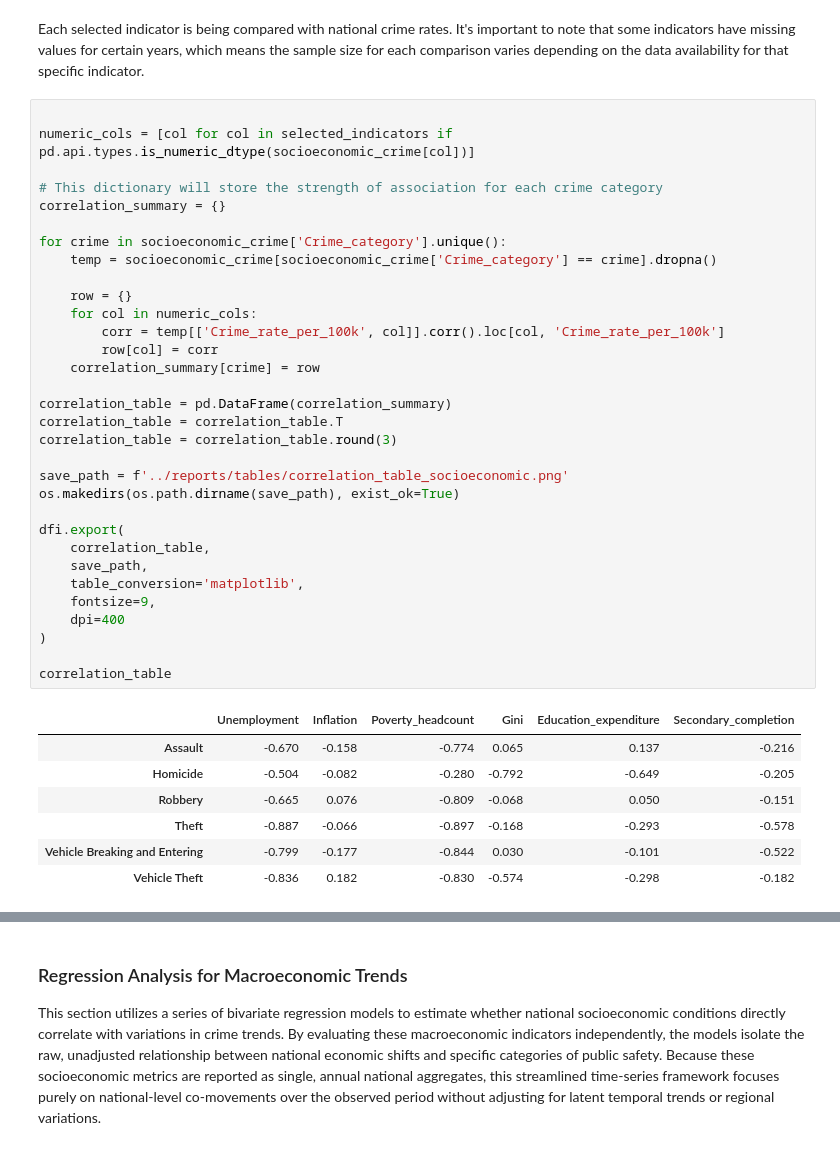
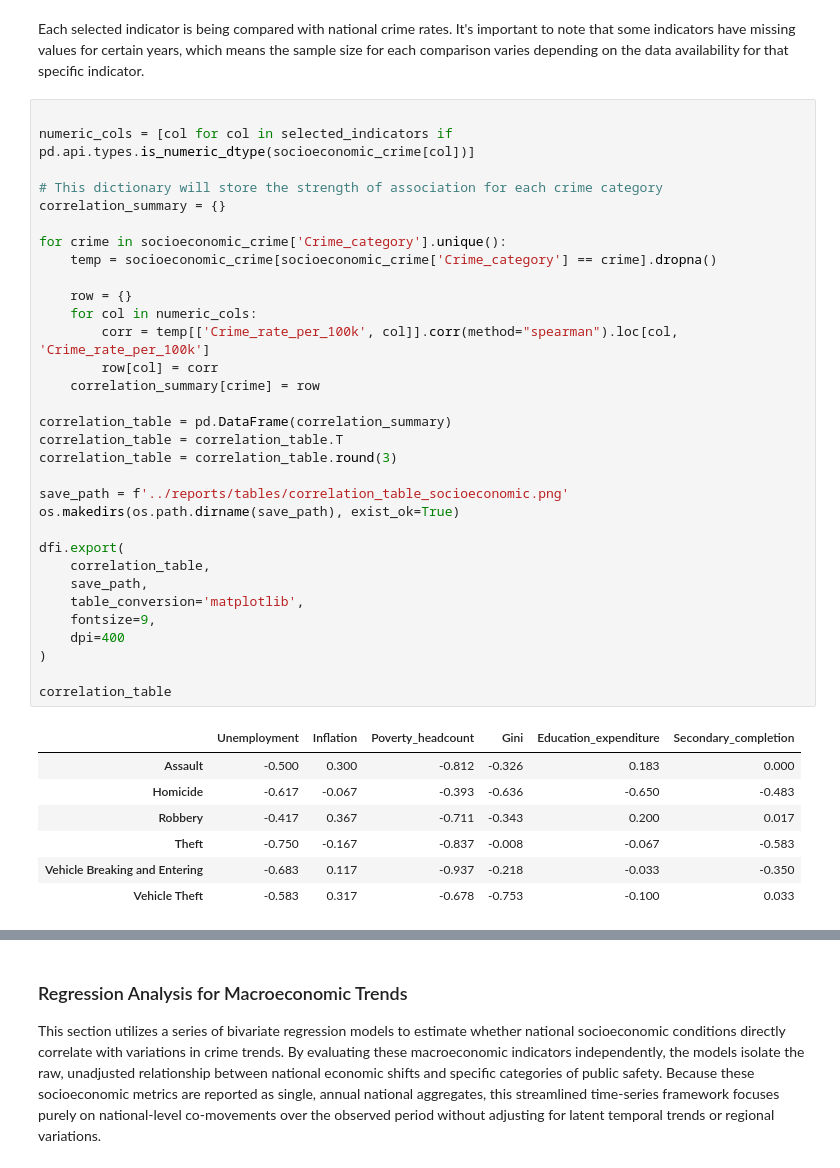
Before and after one commit to raguerobermudez/costa-rica-crime-eda, a Jupyter notebook: notebooks/02_exploratory_data_analysis.ipynb, the cells around one changed output, grey strips where cells are left out. Cells and saved outputs as stored; diff of their text form.

```diff
--- a/notebooks/02_exploratory_data_analysis.ipynb
+++ b/notebooks/02_exploratory_data_analysis.ipynb
@@ -1155,38 +1155,38 @@ numeric_cols = [col for col in selected_indicators if pd.api.types.is_numeric_dt
 
 # This dictionary will store the strength of association for each crime category
 correlation_summary = {}
 
 for crime in socioeconomic_crime['Crime_category'].unique():
     temp = socioeconomic_crime[socioeconomic_crime['Crime_category'] == crime].dropna()
 
     row = {}
     for col in numeric_cols:
-        corr = temp[['Crime_rate_per_100k', col]].corr().loc[col, 'Crime_rate_per_100k']
+        corr = temp[['Crime_rate_per_100k', col]].corr(method="spearman").loc[col, 'Crime_rate_per_100k']
         row[col] = corr
     correlation_summary[crime] = row
 
 correlation_table = pd.DataFrame(correlation_summary)
 correlation_table = correlation_table.T
 correlation_table = correlation_table.round(3)
 
 save_path = f'../reports/tables/correlation_table_socioeconomic.png'
 os.makedirs(os.path.dirname(save_path), exist_ok=True)
 
 dfi.export(
     correlation_table,
     save_path,
     table_conversion='matplotlib',
     fontsize=9,
     dpi=400
 )
 
 correlation_table
 # %% [output]
 |  | Unemployment | Inflation | Poverty_headcount | Gini | Education_expenditure | Secondary_completion |
-| Assault | -0.670 | -0.158 | -0.774 | 0.065 | 0.137 | -0.216 |
-| Homicide | -0.504 | -0.082 | -0.280 | -0.792 | -0.649 | -0.205 |
-| Robbery | -0.665 | 0.076 | -0.809 | -0.068 | 0.050 | -0.151 |
-| Theft | -0.887 | -0.066 | -0.897 | -0.168 | -0.293 | -0.578 |
-| Vehicle Breaking and Entering | -0.799 | -0.177 | -0.844 | 0.030 | -0.101 | -0.522 |
-| Vehicle Theft | -0.836 | 0.182 | -0.830 | -0.574 | -0.298 | -0.182 |
+| Assault | -0.500 | 0.300 | -0.812 | -0.326 | 0.183 | 0.000 |
+| Homicide | -0.617 | -0.067 | -0.393 | -0.636 | -0.650 | -0.483 |
+| Robbery | -0.417 | 0.367 | -0.711 | -0.343 | 0.200 | 0.017 |
+| Theft | -0.750 | -0.167 | -0.837 | -0.008 | -0.067 | -0.583 |
+| Vehicle Breaking and Entering | -0.683 | 0.117 | -0.937 | -0.218 | -0.033 | -0.350 |
+| Vehicle Theft | -0.583 | 0.317 | -0.678 | -0.753 | -0.100 | 0.033 |
 # %% [markdown]
```
Also changed, not shown: parts of 9 cells of this notebook.
